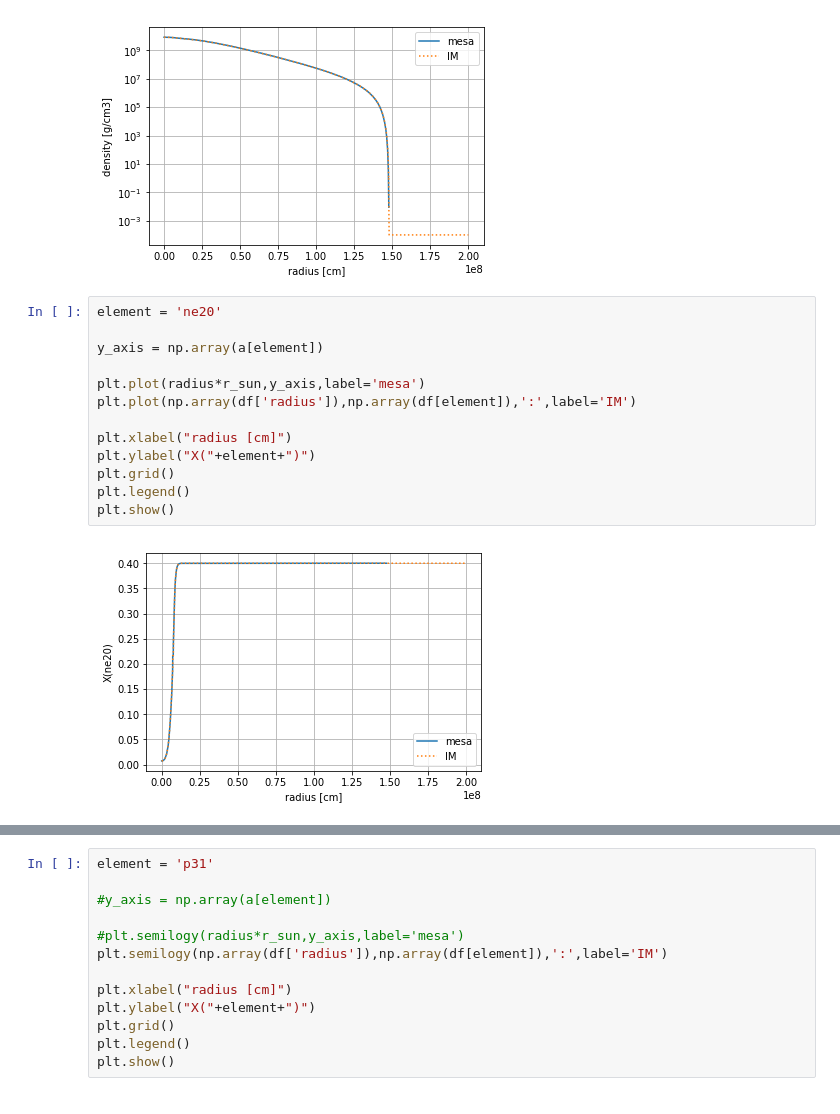
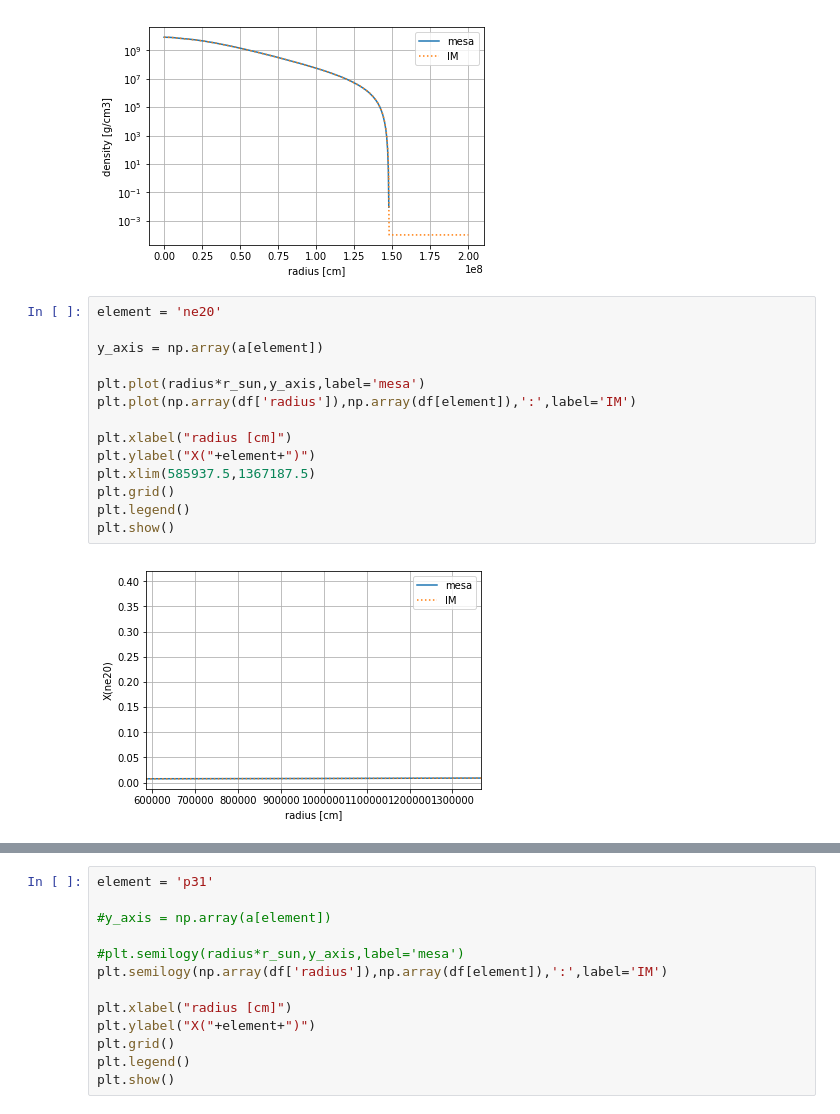
Before and after one commit to XinlongSBU/xinlong_file, a Jupyter notebook: initial-model_prepare/compare_initial-model_MESA.ipynb, the cells around one changed output, grey strips where cells are left out. Saved outputs shown, nothing was run; the diff lists cells and outputs as text.

```diff
--- a/initial-model_prepare/compare_initial-model_MESA.ipynb
+++ b/initial-model_prepare/compare_initial-model_MESA.ipynb
@@ -176,15 +185,16 @@ plt.show()
 # %%
 element = 'ne20'
 
 y_axis = np.array(a[element])
 
 plt.plot(radius*r_sun,y_axis,label='mesa')
 plt.plot(np.array(df['radius']),np.array(df[element]),':',label='IM')
 
 plt.xlabel("radius [cm]")
 plt.ylabel("X("+element+")")
+plt.xlim(585937.5,1367187.5)
 plt.grid()
 plt.legend()
 plt.show()
 # %% [output]
-[figure, old version]
+[figure, new version]
```
Also changed, not shown: parts of 22 cells of this notebook, 12 other files.
